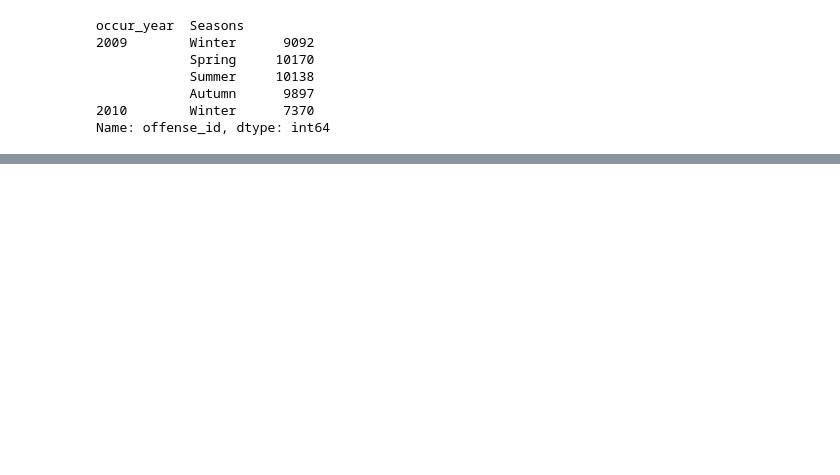
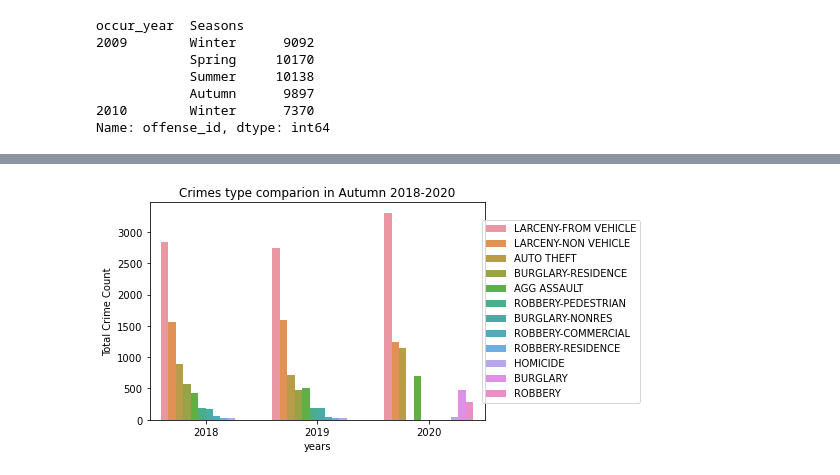
Before and after one commit to cayelsie/Crime-trends-in-Atlanta, a Jupyter notebook: SophieNewSeasons.ipynb, the cells around one changed output, grey strips where cells are left out. Saved outputs shown, nothing was run; the diff lists cells and outputs as text; code cells hidden in the pictures; blank space fills up the shorter version.

```diff
--- a/SophieNewSeasons.ipynb
+++ b/SophieNewSeasons.ipynb
@@ -198,0 +186,3 @@ sns.barplot(x = 'occur_year', y = 'offense_id', hue = 'Seasons', data = three_ye
+# %%
+season=crime_df[crime_df['Seasons']=='Autumn']
+season.head()
@@ -198,0 +196,7 @@ sns.barplot(x = 'occur_year', y = 'offense_id', hue = 'Seasons', data = three_ye
+# %%
+crime_season_data =season.groupby(['occur_year'])
+
+crime_season_count=crime_season_data['UC2_Literal'].value_counts().to_frame()
+crime_season_count
+rename_crime_season_count=crime_season_count.rename(columns={"UC2_Literal":"Total Count"})
+rename_crime_season_count
@@ -198,0 +218,5 @@ sns.barplot(x = 'occur_year', y = 'offense_id', hue = 'Seasons', data = three_ye
+# %%
+threeyear_crime_season_count=rename_crime_season_count.loc[2018:2020,:]
+threeyear_crime_season_count=threeyear_crime_season_count.reset_index()
+threeyear_crime_season_R=threeyear_crime_season_count.rename(columns={"occur_year":"years","Total Count":"Total Crime Count"})
+threeyear_crime_season_R
@@ -198,0 +241,11 @@ sns.barplot(x = 'occur_year', y = 'offense_id', hue = 'Seasons', data = three_ye
+# %%
+fig=sns.barplot(x = 'years', y = 'Total Crime Count', hue = 'UC2_Literal', data = threeyear_crime_season_R)
+
+fig.legend(loc='right', bbox_to_anchor=(1.48, 0.5), ncol=1)
+
+plt.title("Crimes type comparion in Autumn 2018-2020")
+
+plt.savefig("crimesautumnfig.png")
+plt.show(fig)
+# %% [output]
+[figure, added]
```
Also changed, not shown: parts of 13 cells of this notebook, 2 other files.
